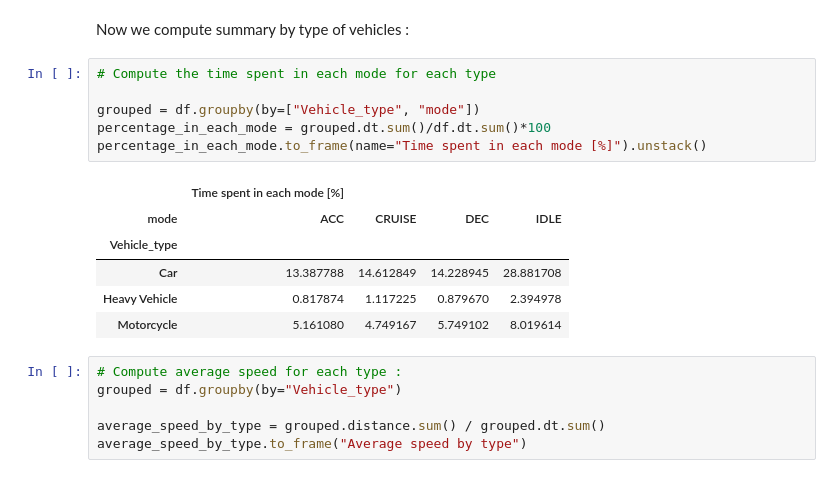
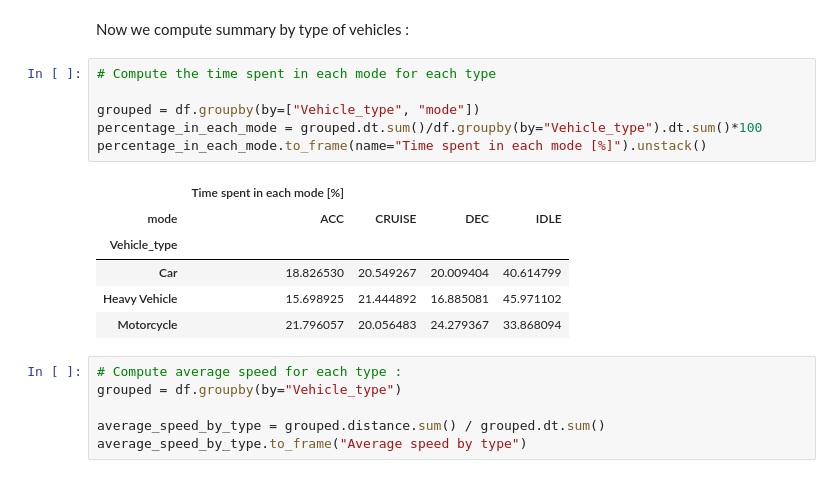
Before and after one commit to s221568/Trafic, a Jupyter notebook: Lab 2/JA.ipynb, the cells around one changed output. Drawn from its saved outputs; the diff is of its cells as text.

```diff
--- a/Lab 2/JA.ipynb
+++ b/Lab 2/JA.ipynb
@@ -279,16 +279,16 @@ Now we compute summary by type of vehicles :
 # %%
 # Compute the time spent in each mode for each type
 
 grouped = df.groupby(by=["Vehicle_type", "mode"])
-percentage_in_each_mode = grouped.dt.sum()/df.dt.sum()*100
+percentage_in_each_mode = grouped.dt.sum()/df.groupby(by="Vehicle_type").dt.sum()*100
 percentage_in_each_mode.to_frame(name="Time spent in each mode [%]").unstack()
 # %% [output]
 |  | Time spent in each mode [%] |  |  |  |
 | mode | ACC | CRUISE | DEC | IDLE |
 | Vehicle_type |  |  |  |  |
-| Car | 13.387788 | 14.612849 | 14.228945 | 28.881708 |
-| Heavy Vehicle | 0.817874 | 1.117225 | 0.879670 | 2.394978 |
-| Motorcycle | 5.161080 | 4.749167 | 5.749102 | 8.019614 |
+| Car | 18.826530 | 20.549267 | 20.009404 | 40.614799 |
+| Heavy Vehicle | 15.698925 | 21.444892 | 16.885081 | 45.971102 |
+| Motorcycle | 21.796057 | 20.056483 | 24.279367 | 33.868094 |
 # %%
 # Compute average speed for each type :
 grouped = df.groupby(by="Vehicle_type")
```
Also changed, not shown: parts of 1 cell of this notebook.
